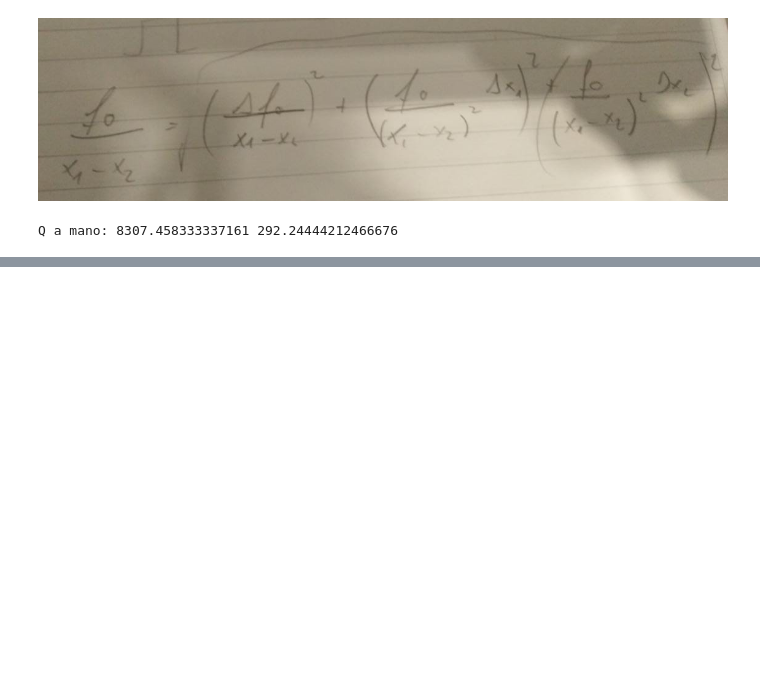
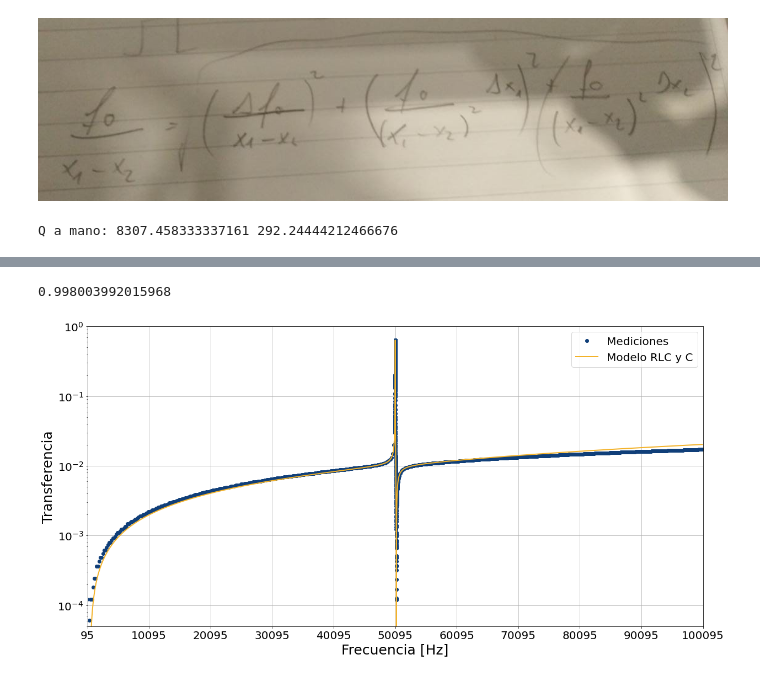
Before and after one commit to tdinapoli/labo-4, a Jupyter notebook: actividad_6/figuras.ipynb, the cells around one changed output, grey strips where cells are left out. Drawn from its saved outputs; the diff is of its cells as text; code cells hidden in the pictures; blank space fills up the shorter version.

```diff
--- a/actividad_6/figuras.ipynb
+++ b/actividad_6/figuras.ipynb
@@ -229,0 +271,75 @@ Q a mano: 8307.458333337161 292.24444212466676
+# %%
+def transf(s,r,C,L,Co,R,Rg):
+    z1 = r + s*L + 1/(s*C)
+    z2 = 1/(s*Co)
+    z = (1/z1 + 1/z2)**-1
+    div_1 = R/(z + R)
+    div_2 = R/(Rg+R)
+    print(div_2)
+    return ((div_1))#*div_2))
+
+def fase(T):
+    trans = np.copy(T)
+    i = trans.imag
+    r = trans.real
+    fi = -np.arctan2(i,r)
+    return(fi)
+# %%
+%matplotlib inline
+fig, ax = plt.subplots(1, figsize=(20,10))
+
+frec1 = meds[9][:,0]
+r1 = meds[9][:,1]
+frec2 = meds[7][:,0]
+r2 = meds[7][:,1]
+frec3 = meds[1][10:,0]
+r3 = meds[1][10:,1]
+frecs_tmp = [frec1[:250]  , frec3 , frec2, frec1[253:]]
+r_tmp = [r1[:250] ,  r3 , r2, r1[253:] ]
+
+frec4 = meds[2][:,0]
+r4 = meds[2][:,1]
+frec5 = meds[3][:,0]
+r5 = meds[3][:,1]
+frec6 = meds[6][:,0]
+r6 = meds[6][:,1]
+
+frecs_tot = []
+r_tot = []
+fase_tot = []
+for i in range(len(meds)):
+    frecs_tot = np.append(frecs_tot, meds[i][:,0])
+    r_tot = np.append(r_tot, meds[i][:,1])
+    fase_tot = np.append(fase_tot, meds[i][:,2])
+
+
+
+frecs_sim = np.linspace(min(frecs_tot), max(frecs_tot), 10000)
+t_sim = transf(frecs_sim*pi2*1j,R,C,L,C2,R_2,Rg)
+
+#ax.plot(frecs_tot, 2*r_tot, 'o', c="#103f79")
+ax.plot(frec1, 2*r1, 'o', c="#103f79", linewidth=2.5, label="Mediciones")
+ax.plot(frec1[253:], 2*r1[253:], 'o', c="#103f79", linewidth=2.5)
+ax.plot(frec2, 2*r2, 'o', c="#103f79", linewidth=2.5)
+ax.plot(frec3, 2*r3, 'o', c="#103f79", linewidth=2.5)
+ax.plot(frec4, 2*r4, 'o', c="#103f79", linewidth=2.5)
+ax.plot(frec5, 2*r5, 'o', c="#103f79", linewidth=2.5)
+ax.plot(frec6, 2*r6)
+ax.plot()
+#ax.plot(frecs_tot, r_tot, "-k")
+ax.plot(frecs_sim, np.abs(t_sim)-0.0001, color="#f3b229", linewidth=2, label="Modelo RLC y C")
+ax.set_yscale("log")
+ax.set_xlim([49000,51000])
+ax.set_xlim([100, 100000])
+ax.set_ylim(5e-5, 1)
+ax.set_xticks(np.arange(95, 100096, 10000))
+ax.tick_params(labelsize=20)
+ax.set_xlabel("Frecuencia [Hz]", fontsize=25)
+ax.set_ylabel("Transferencia", fontsize=25)
+ax.legend(fontsize=20)
+ax.grid()
+
+plt.show()
+# %% [output]
+0.998003992015968
+[figure, added]
```
Also changed, not shown: parts of 7 cells of this notebook, 8 other files.
